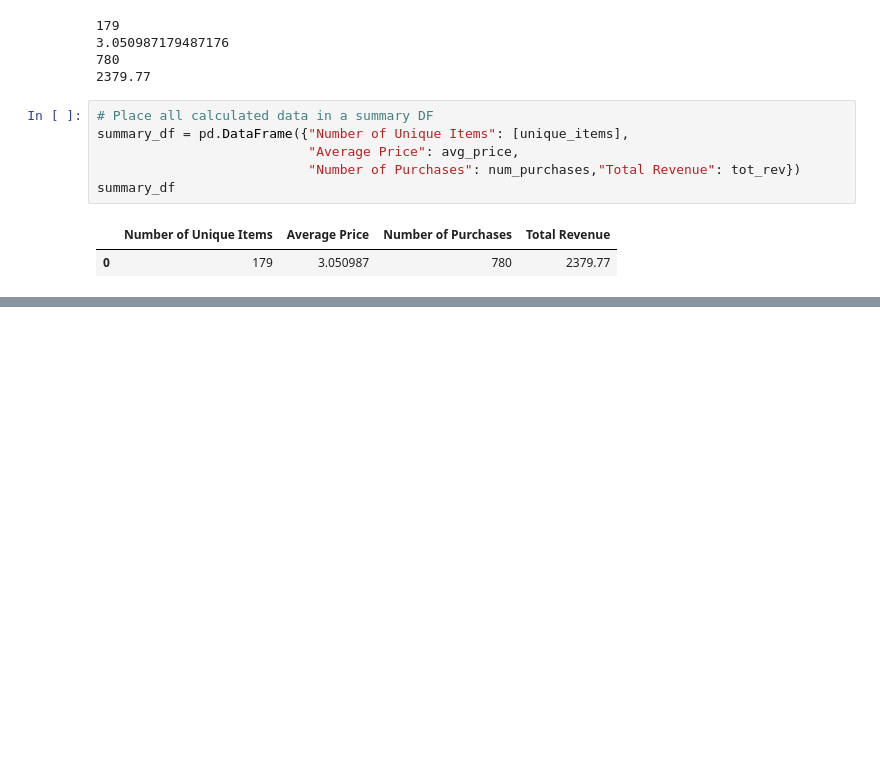
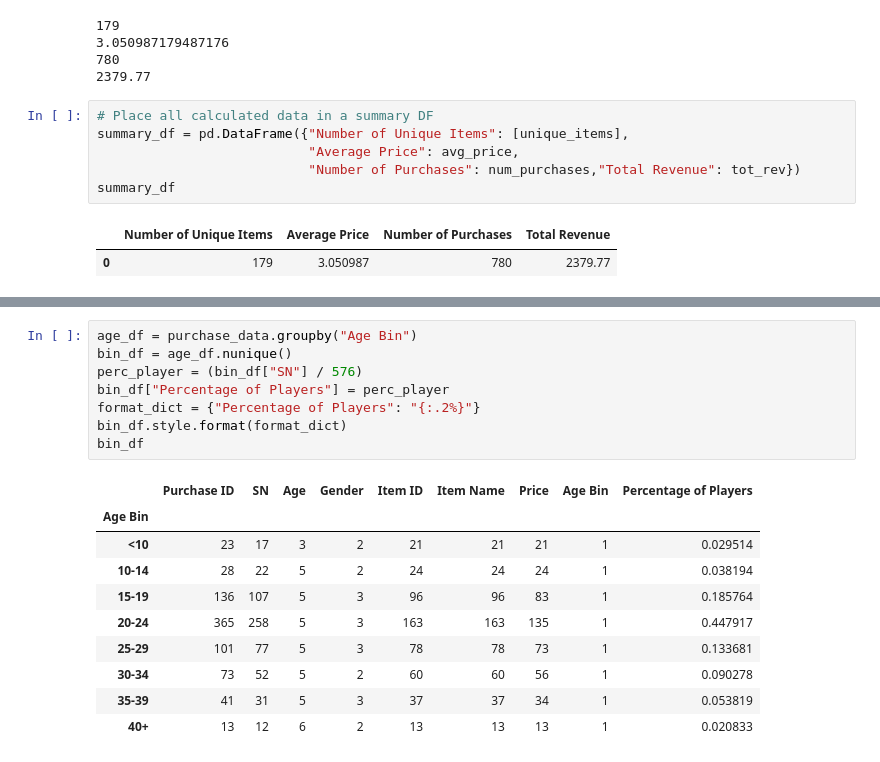
Before and after one commit to g8r1fl/pandas-challenge, a Jupyter notebook: HeroesOfPymoli/heroes.ipynb, the cells around one changed output, grey strips where cells are left out. Drawn from its saved outputs; the diff is of its cells as text; blank space fills up the shorter version.

```diff
--- a/HeroesOfPymoli/heroes.ipynb
+++ b/HeroesOfPymoli/heroes.ipynb
@@ -134,0 +141,19 @@ total_value_df = purchase_data.groupby("Gender")["Price"].sum()
+# %%
+age_df = purchase_data.groupby("Age Bin")
+bin_df = age_df.nunique()
+perc_player = (bin_df["SN"] / 576)
+bin_df["Percentage of Players"] = perc_player
+format_dict = {"Percentage of Players": "{:.2%}"}
+bin_df.style.format(format_dict)
+bin_df
+# %% [output]
+|  | Purchase ID | SN | Age | Gender | Item ID | Item Name | Price | Age Bin | Percentage of Players |
+| Age Bin |  |  |  |  |  |  |  |  |  |
+| <10 | 23 | 17 | 3 | 2 | 21 | 21 | 21 | 1 | 0.029514 |
+| 10-14 | 28 | 22 | 5 | 2 | 24 | 24 | 24 | 1 | 0.038194 |
+| 15-19 | 136 | 107 | 5 | 3 | 96 | 96 | 83 | 1 | 0.185764 |
+| 20-24 | 365 | 258 | 5 | 3 | 163 | 163 | 135 | 1 | 0.447917 |
+| 25-29 | 101 | 77 | 5 | 3 | 78 | 78 | 73 | 1 | 0.133681 |
+| 30-34 | 73 | 52 | 5 | 2 | 60 | 60 | 56 | 1 | 0.090278 |
+| 35-39 | 41 | 31 | 5 | 3 | 37 | 37 | 34 | 1 | 0.053819 |
+| 40+ | 13 | 12 | 6 | 2 | 13 | 13 | 13 | 1 | 0.020833 |
```
Also changed, not shown: parts of 12 cells of this notebook.
